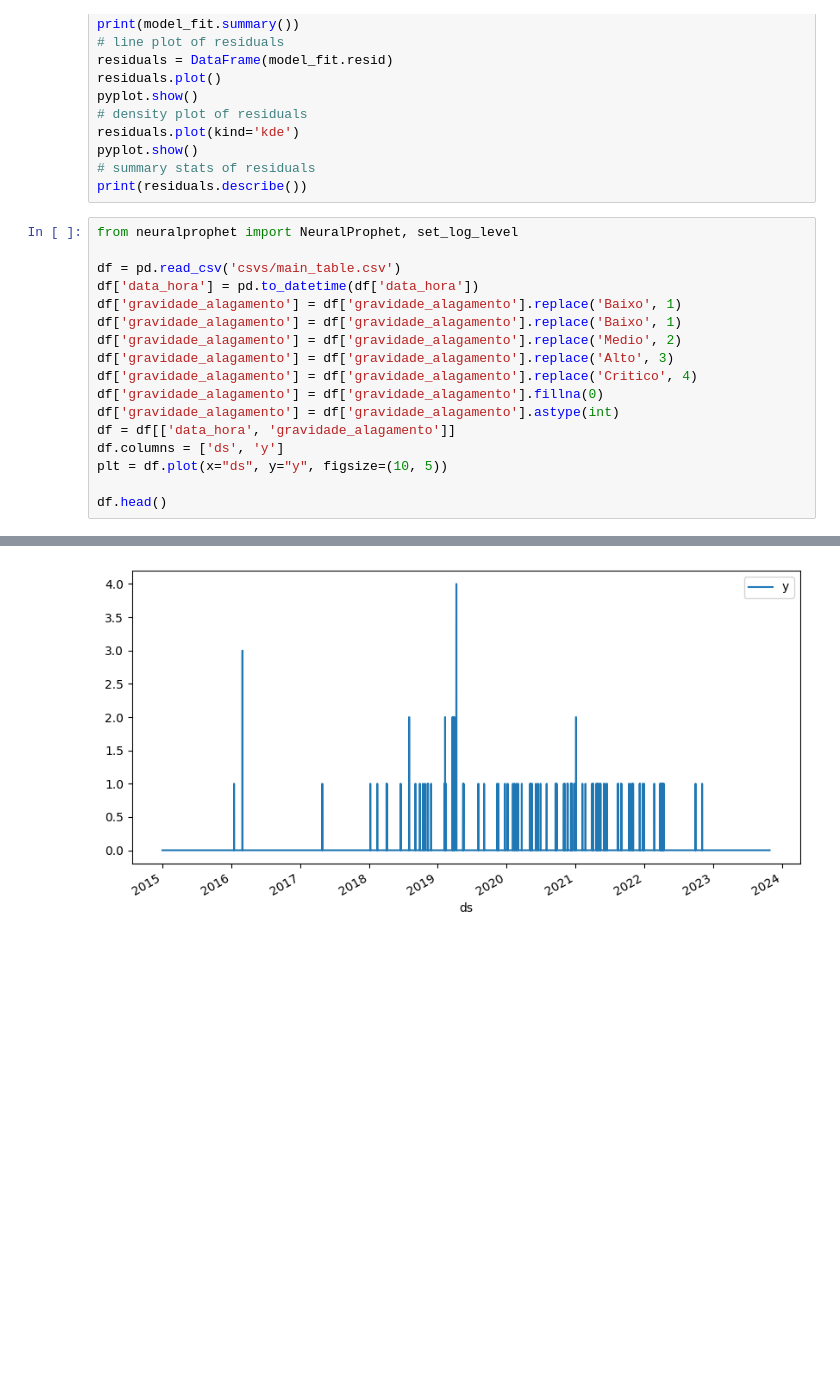
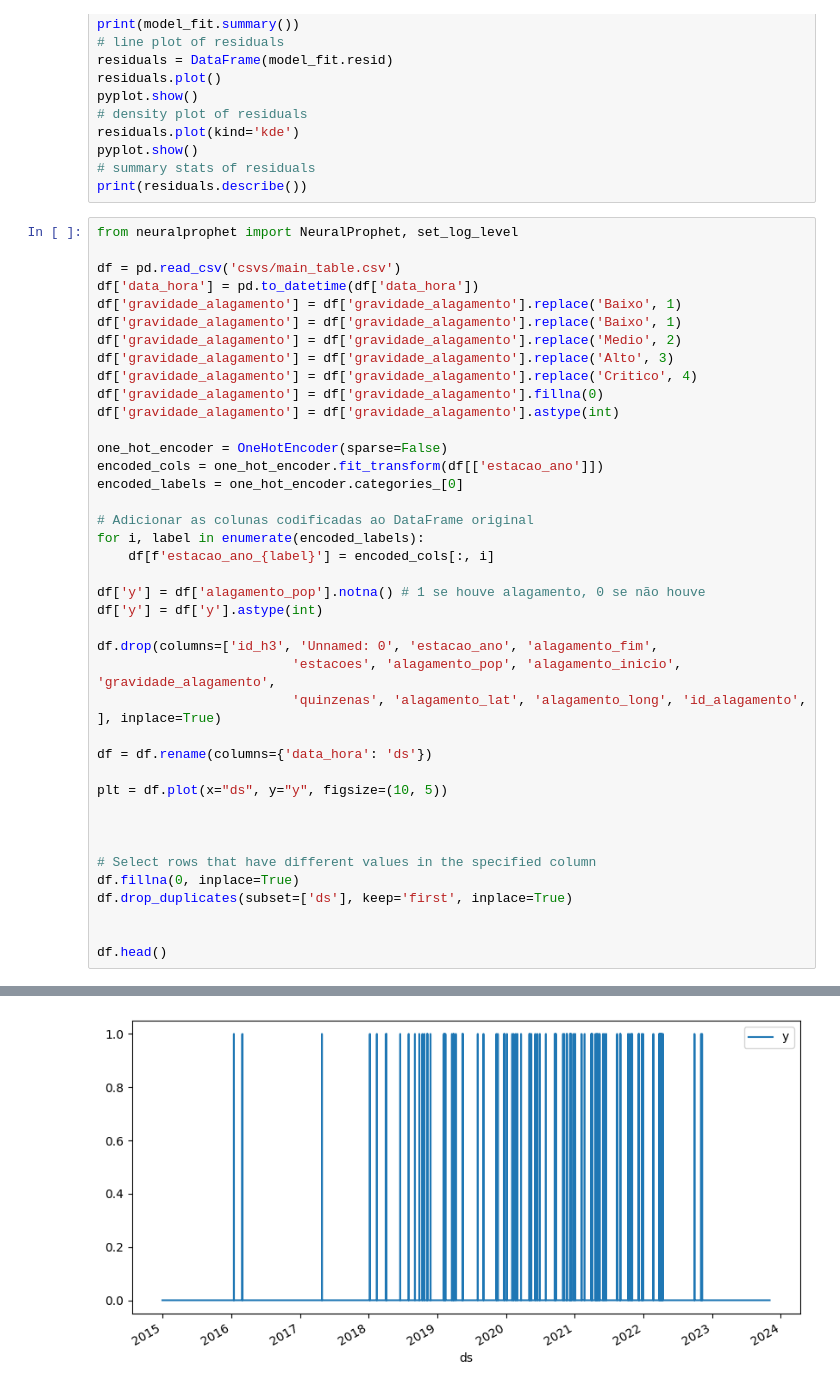
Before and after one commit to prefeitura-rio/previsao_alagamento, a Jupyter notebook: modelo_simples.ipynb, the cells around one changed output, grey strips where cells are left out. Drawn from its saved outputs; the diff is of its cells as text; blank space fills up the shorter version.

```diff
--- a/modelo_simples.ipynb
+++ b/modelo_simples.ipynb
@@ -242,9 +242,32 @@ df['gravidade_alagamento'] = df['gravidade_alagamento'].replace('Alto', 3)
 df['gravidade_alagamento'] = df['gravidade_alagamento'].replace('Critico', 4)
 df['gravidade_alagamento'] = df['gravidade_alagamento'].fillna(0)
 df['gravidade_alagamento'] = df['gravidade_alagamento'].astype(int)
-df = df[['data_hora', 'gravidade_alagamento']]
-df.columns = ['ds', 'y']
+
+one_hot_encoder = OneHotEncoder(sparse=False)
+encoded_cols = one_hot_encoder.fit_transform(df[['estacao_ano']])
+encoded_labels = one_hot_encoder.categories_[0]
+
+# Adicionar as colunas codificadas ao DataFrame original
+for i, label in enumerate(encoded_labels):
+    df[f'estacao_ano_{label}'] = encoded_cols[:, i]
+
+df['y'] = df['alagamento_pop'].notna() # 1 se houve alagamento, 0 se não houve
+df['y'] = df['y'].astype(int)
+
+df.drop(columns=['id_h3', 'Unnamed: 0', 'estacao_ano', 'alagamento_fim',
+                         'estacoes', 'alagamento_pop', 'alagamento_inicio', 'gravidade_alagamento',
+                         'quinzenas', 'alagamento_lat', 'alagamento_long', 'id_alagamento', ], inplace=True)
+
+df = df.rename(columns={'data_hora': 'ds'})
+
 plt = df.plot(x="ds", y="y", figsize=(10, 5))
 
+
+
+# Select rows that have different values in the specified column
+df.fillna(0, inplace=True)
+df.drop_duplicates(subset=['ds'], keep='first', inplace=True)
+
+
 df.head()
 # %% [output]
@@ -257,4 +280,4 @@ df.head()
-[figure, old version]
+[figure, new version]
 # %%
 
 # Disable logging messages unless there is an error
```
Also changed, not shown: parts of 3 cells of this notebook, 1 other file.
